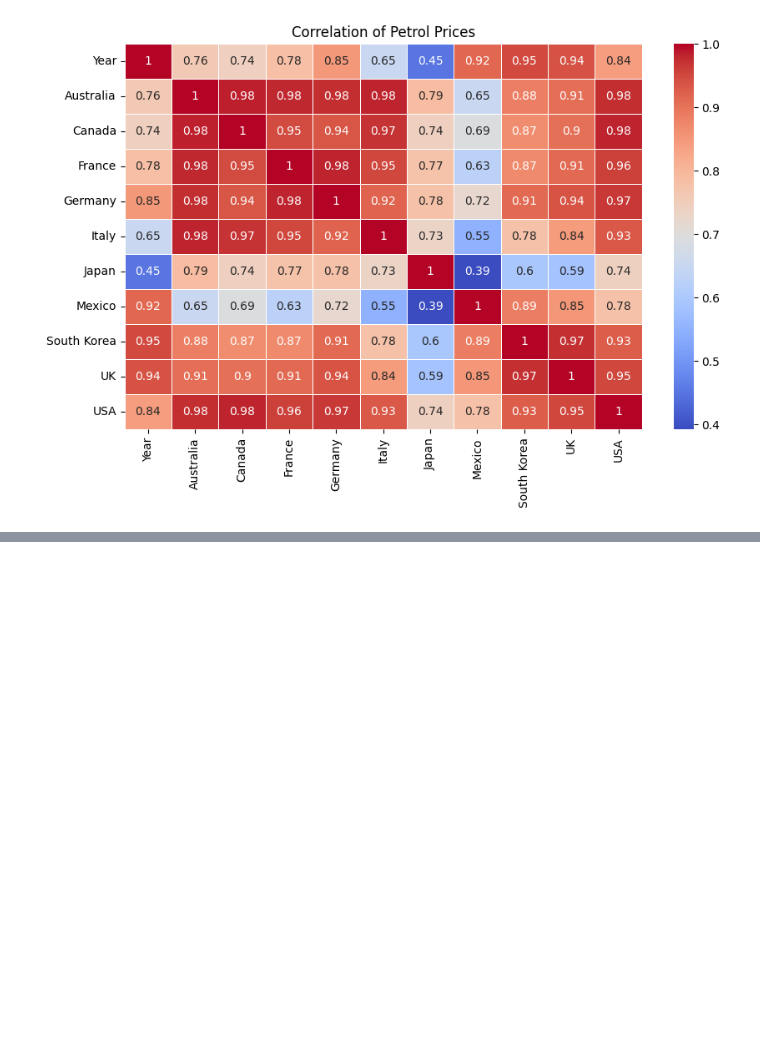
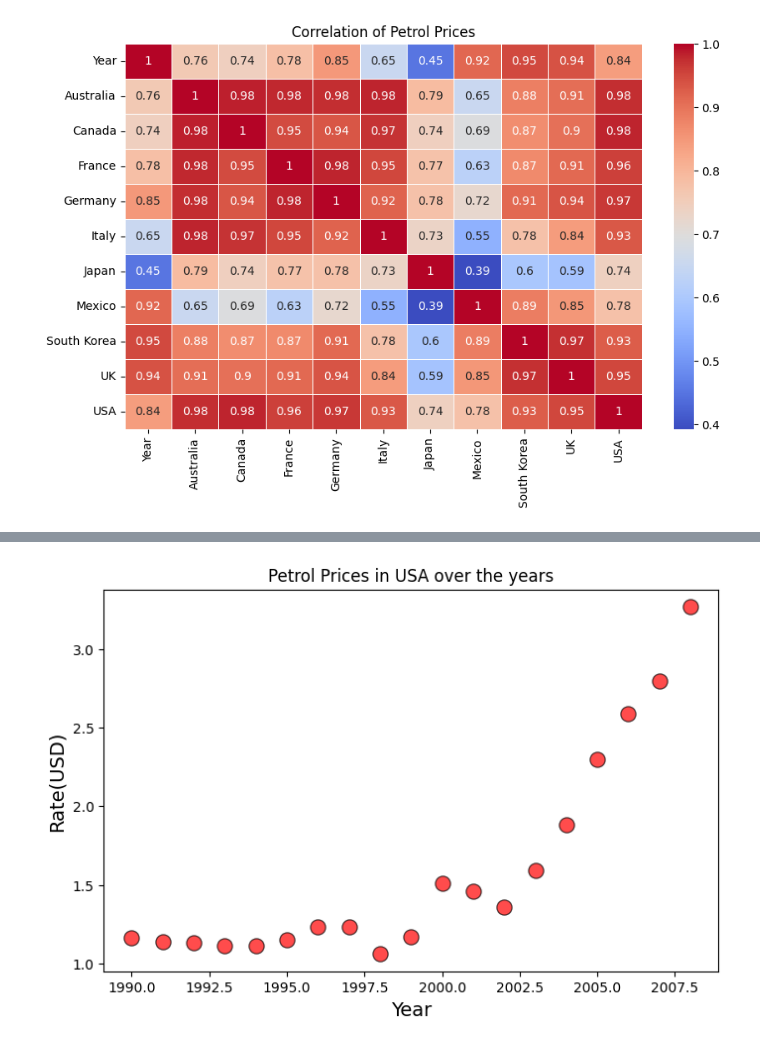
Before and after one commit to ashu-tagore/Data_Science_Basics, a Jupyter notebook: notebooks/03_Data_Visualization.ipynb, the cells around one changed output, grey strips where cells are left out. Saved outputs shown, nothing was run; the diff lists cells and outputs as text; code cells hidden in the pictures; blank space fills up the shorter version.

```diff
--- a/notebooks/03_Data_Visualization.ipynb
+++ b/notebooks/03_Data_Visualization.ipynb
@@ -276,0 +289,12 @@ plt.show()
+# %%
+# Scatter plot using seaborn
+plt.figure(figsize=(8,5))
+sns.scatterplot(x='Year', y='USA', data=df, s=120, color='red', edgecolor='black', alpha=0.7 )
+
+plt.title('Petrol Prices in USA over the years')
+plt.xlabel('Year', fontsize=14)
+plt.ylabel('Rate(USD)', fontsize=14)
+
+plt.show()
+# %% [output]
+[figure, added]
```
Also changed, not shown: parts of 5 cells of this notebook.
